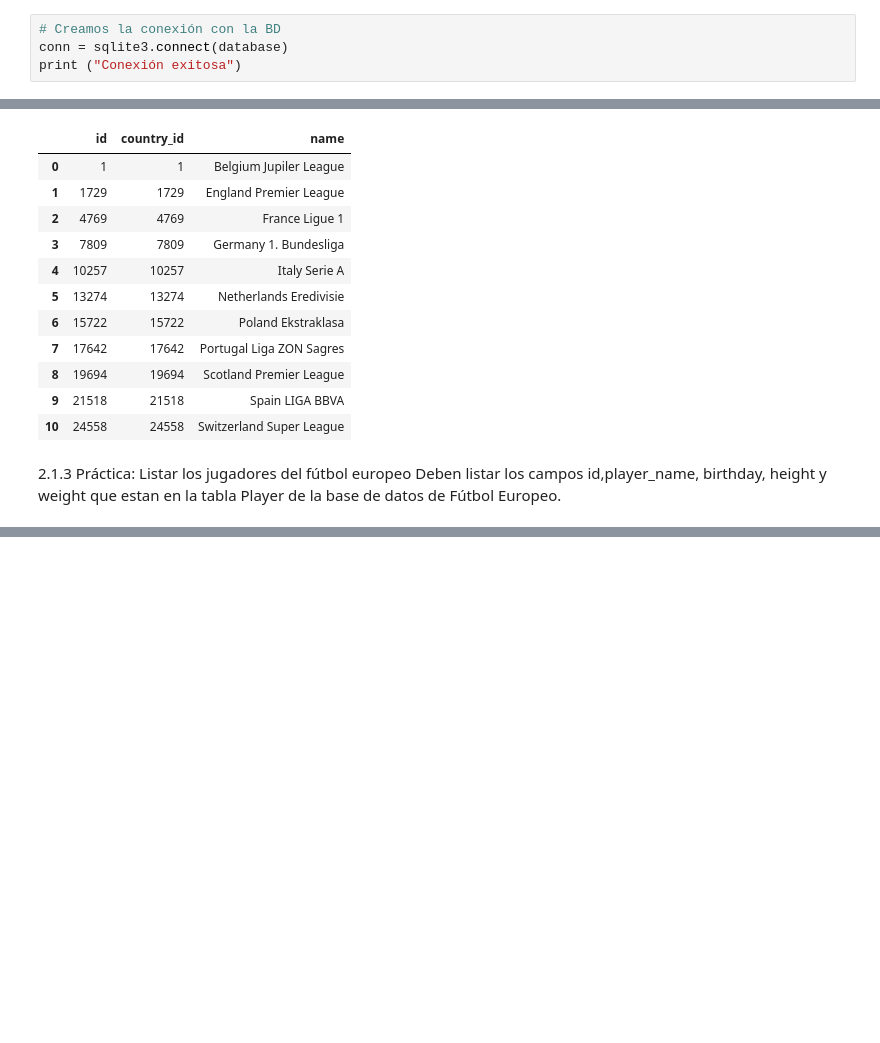
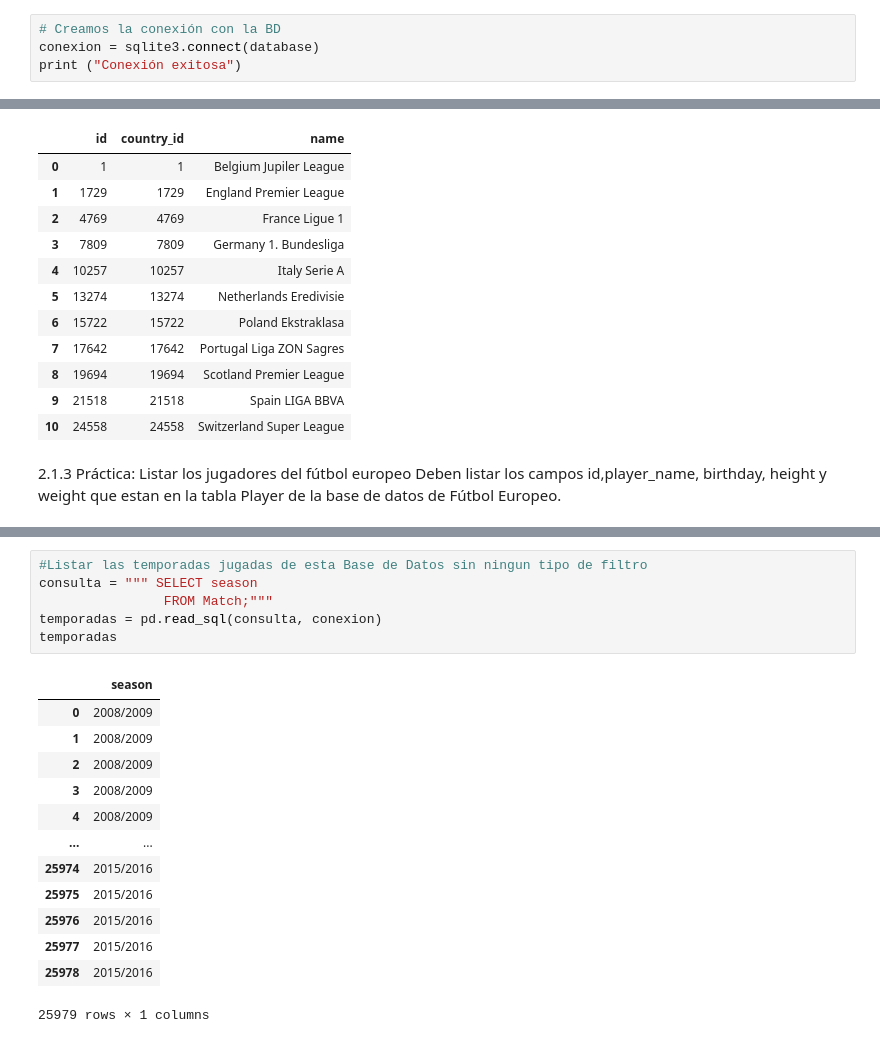
Before and after one commit to Davelascop/TalentoTech, a Jupyter notebook: Taller_SQL.ipynb, the cells around one changed output, grey strips where cells are left out. Saved outputs shown, nothing was run; the diff lists cells and outputs as text; blank space fills up the shorter version.

```diff
--- a/Taller_SQL.ipynb
+++ b/Taller_SQL.ipynb
@@ -23,7 +23,7 @@ database = path + 'database.sqlite'
 CREAMOS CONEXION CON LA BASE DE DATOS
 # %%
 # Creamos la conexión con la BD
-conn = sqlite3.connect(database)
+conexion = sqlite3.connect(database)
 print ("Conexión exitosa")
 # %% [output]
 Conexión exitosa
@@ -142,0 +157,20 @@ players
+# %%
+#Listar las temporadas jugadas de esta Base de Datos sin ningun tipo de filtro
+consulta = """ SELECT season
+                FROM Match;"""
+temporadas = pd.read_sql(consulta, conexion)
+temporadas
+# %% [output]
+|  | season |
+| 0 | 2008/2009 |
+| 1 | 2008/2009 |
+| 2 | 2008/2009 |
+| 3 | 2008/2009 |
+| 4 | 2008/2009 |
+| ... | ... |
+| 25974 | 2015/2016 |
+| 25975 | 2015/2016 |
+| 25976 | 2015/2016 |
+| 25977 | 2015/2016 |
+| 25978 | 2015/2016 |
+25979 rows × 1 columns
```
Also changed, not shown: parts of 10 cells of this notebook.
